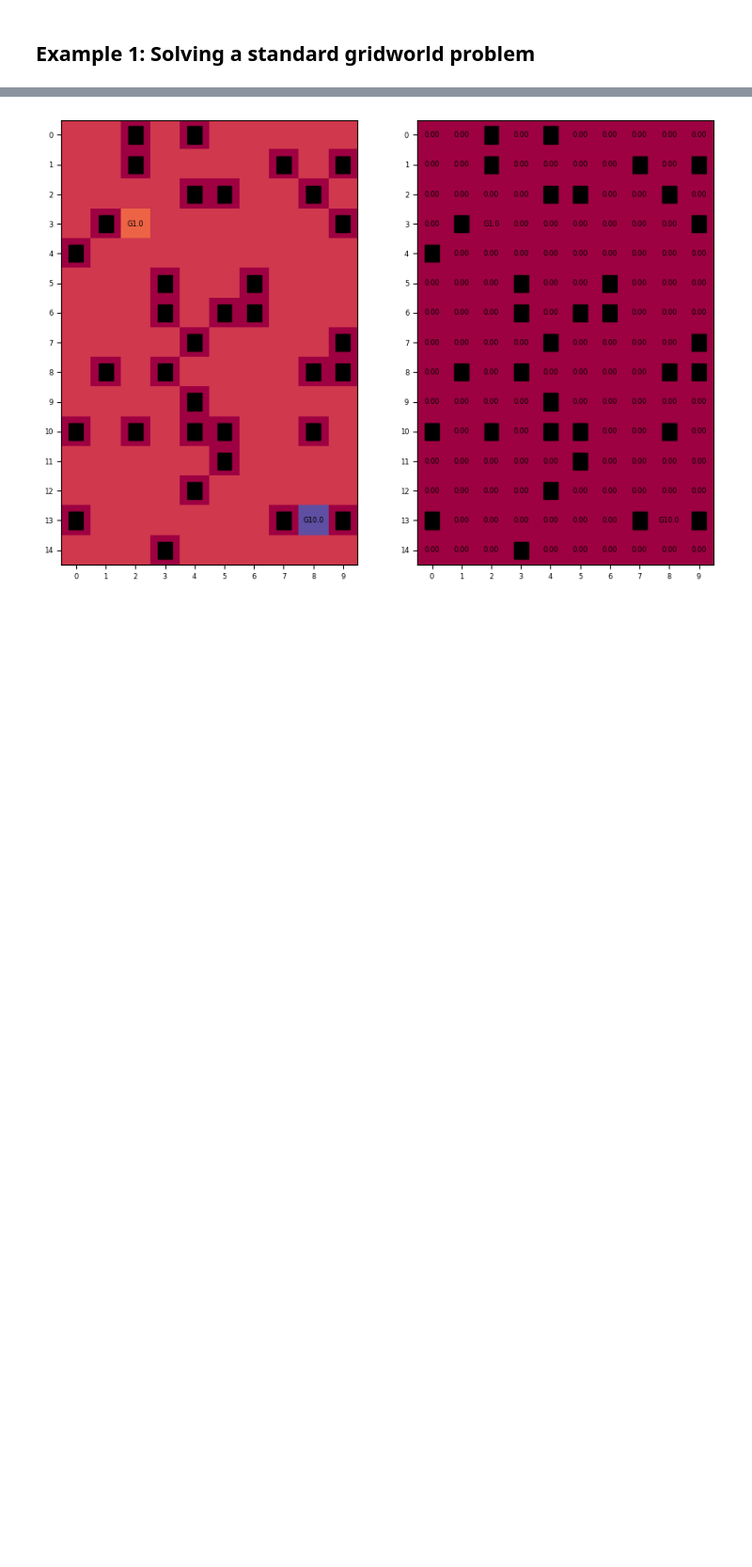
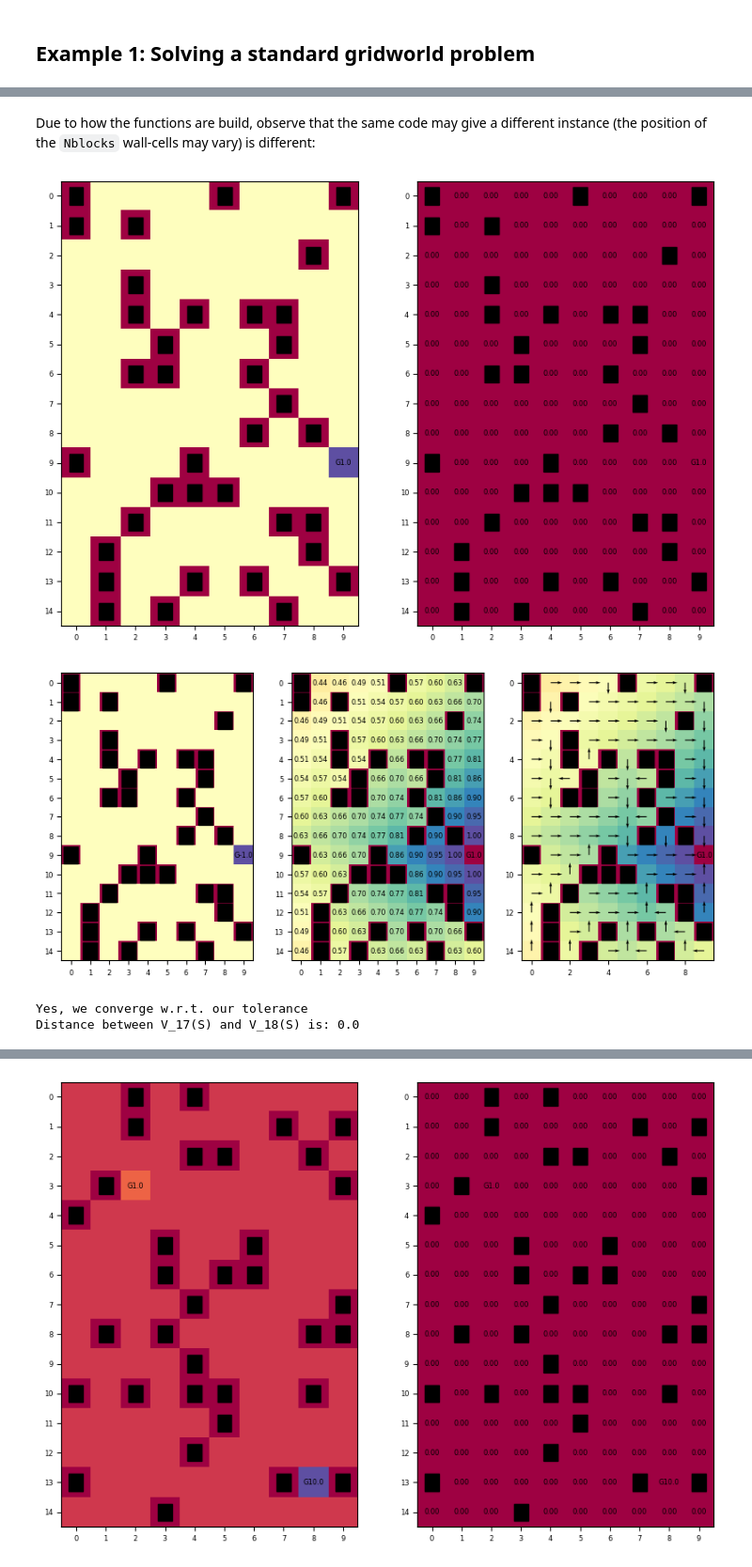
Before and after one commit to gmarsich/Gridworld, a Jupyter notebook: Notebook_Gridworld_ValueIteration_withFunctions.ipynb, the cells around one changed output, grey strips where cells are left out. Shown at 94% size. Saved outputs shown, nothing was run; the diff lists cells and outputs as text; code cells hidden in the pictures; blank space fills up the shorter version.

```diff
--- a/Notebook_Gridworld_ValueIteration_withFunctions.ipynb
+++ b/Notebook_Gridworld_ValueIteration_withFunctions.ipynb
@@ -39,0 +94,27 @@ Distance between V_18(S) and V_19(S) is: 0.0
+# %% [markdown]
+Due to how the functions are build, observe that the same code may give a different instance (the position of the `Nblocks` wall-cells may vary) is different:
+# %%
+# GRIDWORLD 2
+
+# Build the world (and initial values)
+World = PY_GW_VI_tools.new_world(Lx=Lx, Ly=Ly, Nblocks=Nblocks, goal=goal, rewards=rewards_list)
+Values = np.zeros((Ly,Lx))
+
+# Solve and plot
+PY_GW_VI_plot.plot_world_values(World=World, Values=Values)
+World, NewValues, Policy, result_info = PY_GW_VI_tools.solve_grid_world(
+    World = World,
+    initial_values = Values,
+    max_n_of_iterations = max_n_of_iterations,
+    gamma = gamma,
+    tolerance = tolerance,
+    possible_actions = Actions,
+    p = p,
+    random_flag=random_flag)
+PY_GW_VI_plot.plot_world_values_policy(World=World, Values=NewValues, Policy=Policy)
+print( PY_GW_VI_tools.get_info_about_result(result_info = result_info) )
+# %% [output]
+[figure, added]
+[figure, added]
+Yes, we converge w.r.t. our tolerance
+Distance between V_17(S) and V_18(S) is: 0.0
```
Also changed, not shown: parts of 22 cells of this notebook, 1 other file.
